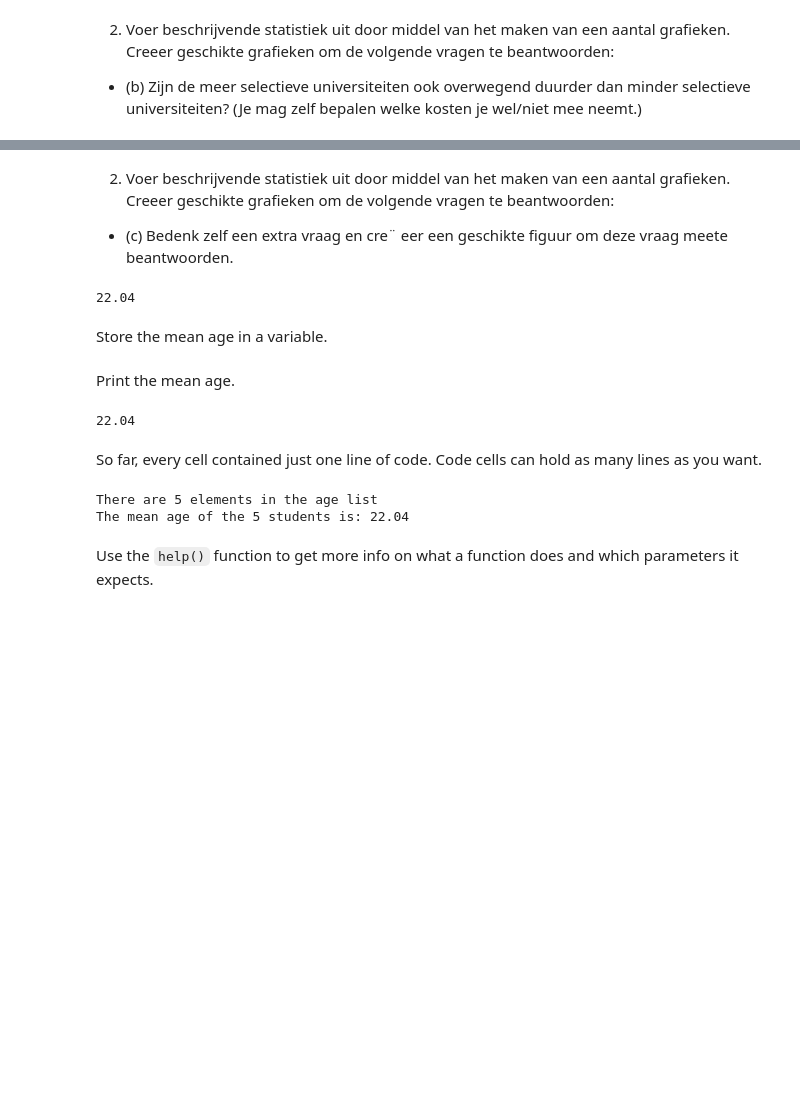
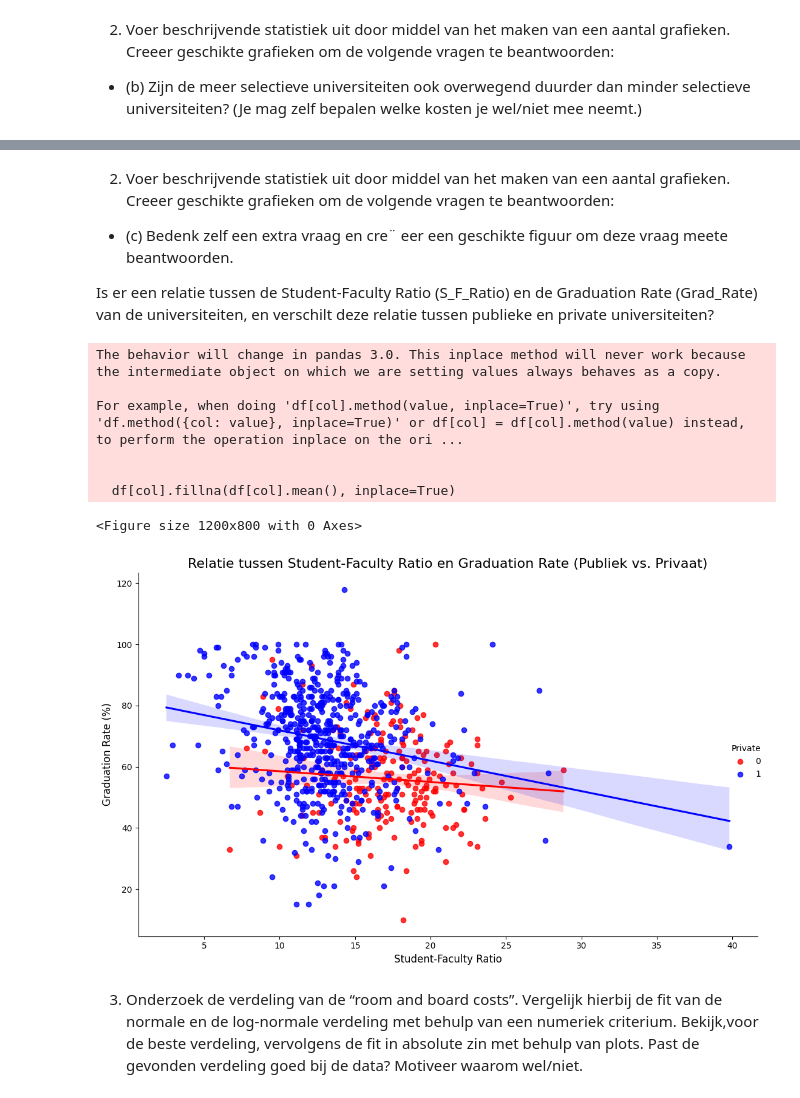
Before and after one commit to AdilVural/myPython, a Jupyter notebook: opledingCollege2026/Opdracht_StatisticsforDataScience/01_Introduction/my_first_notebook.ipynb, the cells around one changed output, grey strips where cells are left out. Saved outputs shown, nothing was run; the diff lists cells and outputs as text; code cells hidden in the pictures; blank space fills up the shorter version.

````diff
--- a/opledingCollege2026/Opdracht_StatisticsforDataScience/01_Introduction/my_first_notebook.ipynb
+++ b/opledingCollege2026/Opdracht_StatisticsforDataScience/01_Introduction/my_first_notebook.ipynb
@@ -173,9 +337,46 @@ sum(age)
 # %% [markdown]
 2. Voer beschrijvende statistiek uit door middel van het maken van een aantal grafieken. Creeer geschikte grafieken om de volgende vragen te beantwoorden:
 - (c) Bedenk zelf een extra vraag en cre¨ eer een geschikte figuur om deze vraag meete beantwoorden.
+
+Is er een relatie tussen de Student-Faculty Ratio (S_F_Ratio) en de Graduation Rate (Grad_Rate) van de universiteiten, en verschilt deze relatie tussen publieke en private universiteiten?
 # %%
-sum(age) / len(age)
+
+# Verwerk ontbrekende waarden in numerieke kolommen met het gemiddelde
+numeric_columns = df.select_dtypes(include=['number']).columns
+for col in numeric_columns:
+    df[col].fillna(df[col].mean(), inplace=True)
+
+# Zet 'Private' om naar numeriek (0=Nee, 1=Ja)
+df['Private'] = df['Private'].map({'No': 0, 'Yes': 1}).fillna(0)
+
+private_0 = df[df['Private'] == 0].head(10)
+private_1 = df[df['Private'] == 1].head(10)
+#print(private_0)
+#print(private_1)
+
+
+# Scatter plot maken met regressielijnen
+plt.figure(figsize=(12, 8))
+sns.lmplot(x='S_F_Ratio', y='Grad_Rate', hue='Private', data=df, palette=['red','blue'], height=7, aspect=1.5)
+plt.title('Relatie tussen Student-Faculty Ratio en Graduation Rate (Publiek vs. Privaat)', fontsize=16)
+plt.ylabel('Graduation Rate (%)', fontsize=12)
+plt.xlabel('Student-Faculty Ratio', fontsize=12)
+plt.tight_layout()
+plt.show()
+
+#Er is een duidelijke negatieve relatie tussen de student-faculty ratio en het slagingspercentage: hoe meer studenten per docent, hoe lager de kans op afstuderen.
+#Dit ondersteunt het idee dat kleinere klassen en meer docent-betrokkenheid bijdragen aan betere studieresultaten.
+#Het onderscheid tussen publieke en private instellingen moet nog beter zichtbaar worden gemaakt in de visualisatie om extra conclusies te trekken.
 # %% [output]
-22.04
+The behavior will change in pandas 3.0. This inplace method will never work because the intermediate object on which we are setting values always behaves as a copy.
+
+For example, when doing 'df[col].method(value, inplace=True)', try using 'df.method({col: value}, inplace=True)' or df[col] = df[col].method(value) instead, to perform the operation inplace on the ori ...
+
+
+  df[col].fillna(df[col].mean(), inplace=True)
+<Figure size 1200x800 with 0 Axes>
+[figure, added]
 # %% [markdown]
-Store the mean age in a variable.
+3. Onderzoek de verdeling van de “room and board costs”. Vergelijk hierbij de fit van de
+normale en de log-normale verdeling met behulp van een numeriek criterium. Bekijk,voor de beste verdeling, vervolgens de fit in absolute zin met behulp van plots.
+Past de gevonden verdeling goed bij de data? Motiveer waarom wel/niet.
@@ -184,22 +382,0 @@ mean_age = sum(age) / len(age)
-# %% [markdown]
-Print the mean age.
-# %%
-mean_age
-# %% [output]
-22.04
-# %% [markdown]
-So far, every cell contained just one line of code. Code cells can hold as many lines as you want.
-# %%
-# Print the length of the list
-print("There are", len(age), "elements in the age list")
-
-# Store the mean age in a variable
-mean_age = sum(age) / len(age)
-
-# Print the mean_age
-print("The mean age of the", len(age), "students is:", mean_age)
-# %% [output]
-There are 5 elements in the age list
-The mean age of the 5 students is: 22.04
-# %% [markdown]
-Use the ```help()``` function to get more info on what a function does and which parameters it expects.
````
Also changed, not shown: parts of 16 cells of this notebook.
